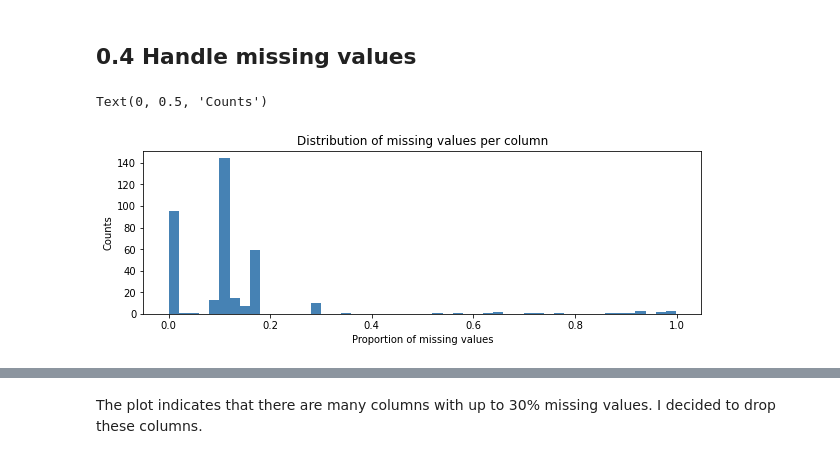
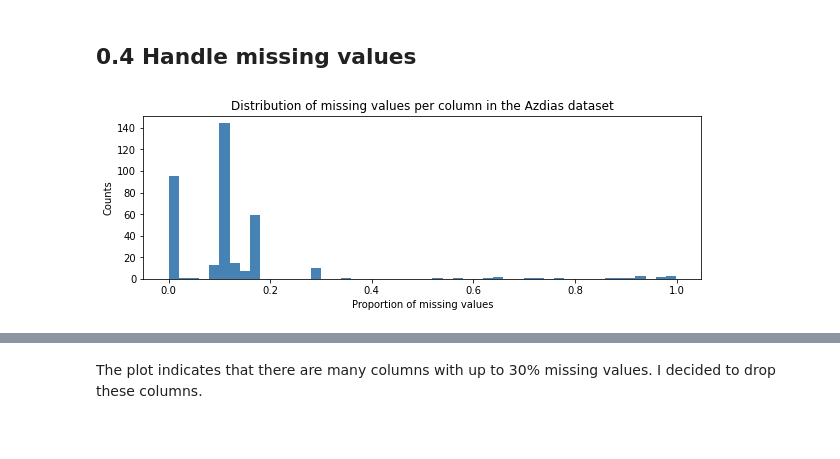
Before and after one commit to eigenvektorin/Customer_Segmentation, a Jupyter notebook: Arvato_Project_Workbook.ipynb, the cells around one changed output, grey strips where cells are left out. Cells and saved outputs as stored; diff of their text form; code cells hidden in the pictures.

Commit message:
Change plots of missing vals to functions

```diff
--- a/Arvato_Project_Workbook.ipynb
+++ b/Arvato_Project_Workbook.ipynb
@@ -252,14 +252,15 @@ customers_converted.head()
 5 rows × 368 columns
 # %% [markdown]
 ## 0.4 Handle missing values
-# %%
-missing_per_column = azdias_converted.isna().mean()
 # %%
-plt.figure(figsize=(10,3))
-plt.hist(missing_per_column, bins=50,histtype='stepfilled', color='steelblue')
-plt.title('Distribution of missing values per column')
-plt.xlabel('Proportion of missing values')
-plt.ylabel('Counts')
+def plot_missing_vals_per_col(df, dataset_name):
+    missing_per_column = df.isna().mean()
+    plt.figure(figsize=(10,3))
+    plt.hist(missing_per_column, bins=50,histtype='stepfilled', color='steelblue')
+    plt.title(f'Distribution of missing values per column in the {dataset_name} dataset')
+    plt.xlabel('Proportion of missing values')
+    plt.ylabel('Counts')
-# %% [output]
-Text(0, 0.5, 'Counts')
-[figure, removed]
+# %%
+plot_missing_vals_per_col(azdias_converted, "Azdias")
+# %% [output]
+[figure, added]
```
Also changed, not shown: parts of 4 cells of this notebook.
